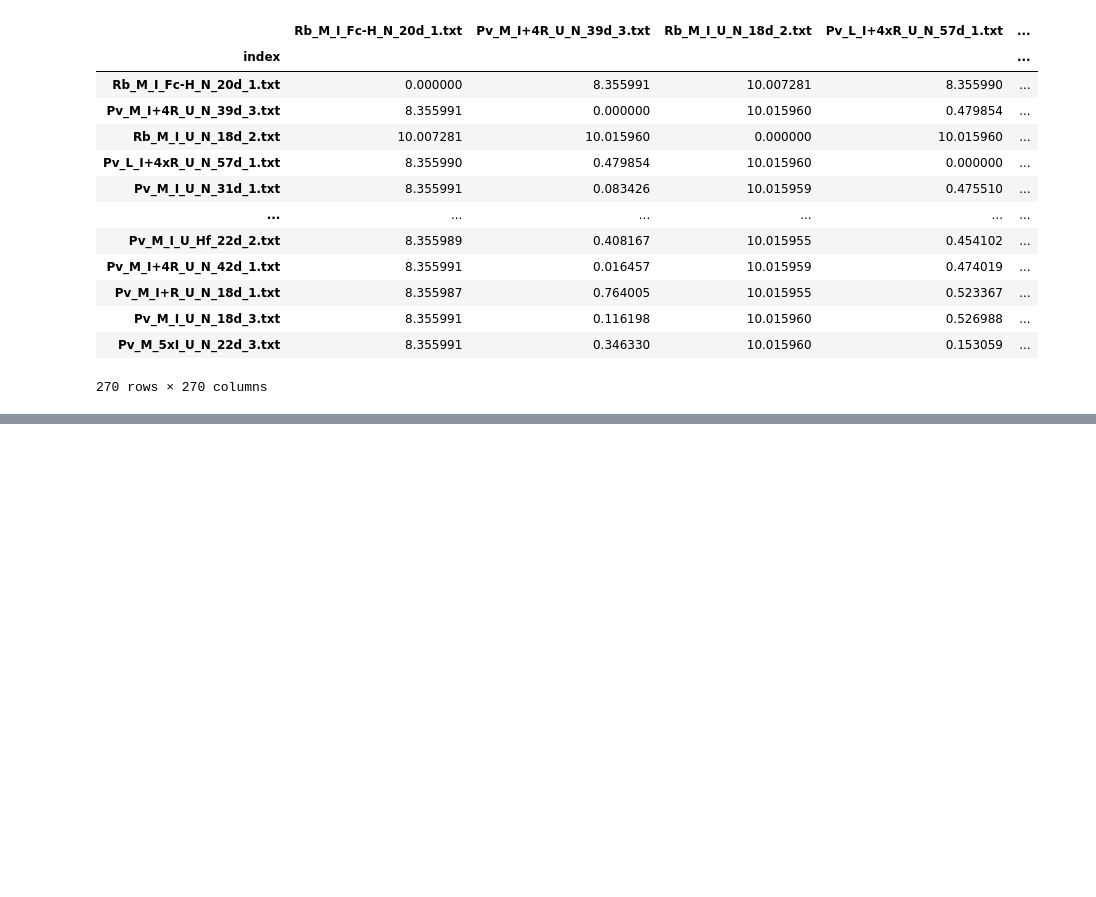
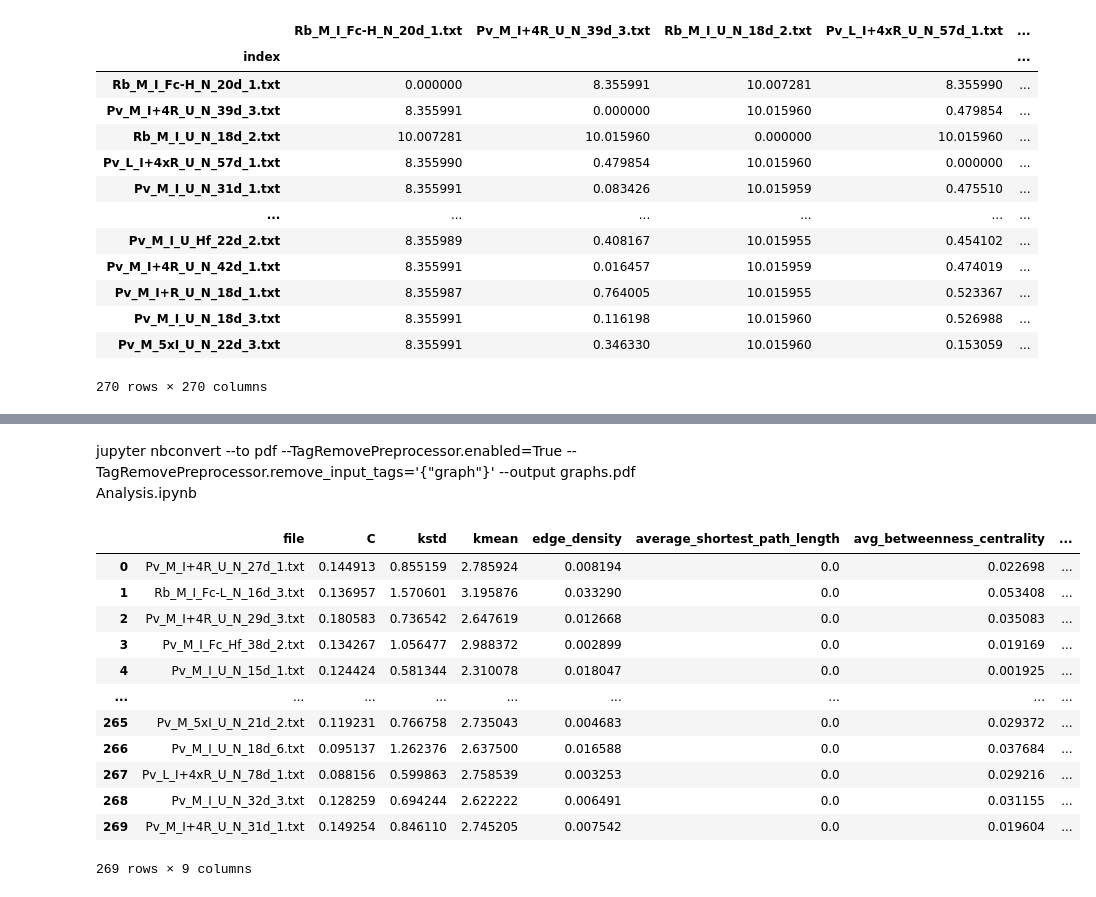
Before and after one commit to lilianjma/biological-networks-final, a Jupyter notebook: Analysis.ipynb, the cells around one changed output, grey strips where cells are left out. Drawn from its saved outputs; the diff is of its cells as text; code cells hidden in the pictures; blank space fills up the shorter version.

```diff
--- a/Analysis.ipynb
+++ b/Analysis.ipynb
@@ -569,0 +741,2 @@ Sc: (0.02048094716166815, 0.0, 1.0, 1.0)
+# %% [markdown]
+jupyter nbconvert --to pdf --TagRemovePreprocessor.enabled=True --TagRemovePreprocessor.remove_input_tags='{"graph"}' --output graphs.pdf Analysis.ipynb
@@ -569,0 +753,37 @@ Sc: (0.02048094716166815, 0.0, 1.0, 1.0)
+# %%
+species_mapping = {
+    'Pp': 0,
+    'Pv': 1,
+    'Ag': 2,
+    'Pi': 3,
+    'Rb': 4,
+    'Sc': 5,
+}
+
+def get_speices_2(row):
+    return species_mapping[row['file'][:2]]
+
+# symmetric_distance_df.to_csv('distances_substrate.csv', index_label='index', header=True)
+
+ps_vmatrix = pd.read_csv('path_score_vectors.csv')
+# ps_vmatrix.set_index('file', inplace=True)
+# to_drop = ['Rb_M_I_Fc-M_N_31d_3.txt']  # Column name to drop
+ps_vmatrix = ps_vmatrix[ps_vmatrix['file'] != 'Rb_M_I_Fc-M_N_31d_3.txt']
+
+ps_vmatrix['species'] = ps_vmatrix.apply(get_speices_2, axis=1)
+# ps_vmatrix['substrate']
+ps_vmatrix
+# %% [output]
+|  | file | C | kstd | kmean | edge_density | average_shortest_path_length | avg_betweenness_centrality | ... |
+| 0 | Pv_M_I+4R_U_N_27d_1.txt | 0.144913 | 0.855159 | 2.785924 | 0.008194 | 0.0 | 0.022698 | ... |
+| 1 | Rb_M_I_Fc-L_N_16d_3.txt | 0.136957 | 1.570601 | 3.195876 | 0.033290 | 0.0 | 0.053408 | ... |
+| 2 | Pv_M_I+4R_U_N_29d_3.txt | 0.180583 | 0.736542 | 2.647619 | 0.012668 | 0.0 | 0.035083 | ... |
+| 3 | Pv_M_I_Fc_Hf_38d_2.txt | 0.134267 | 1.056477 | 2.988372 | 0.002899 | 0.0 | 0.019169 | ... |
+| 4 | Pv_M_I_U_N_15d_1.txt | 0.124424 | 0.581344 | 2.310078 | 0.018047 | 0.0 | 0.001925 | ... |
+| ... | ... | ... | ... | ... | ... | ... | ... | ... |
+| 265 | Pv_M_5xI_U_N_21d_2.txt | 0.119231 | 0.766758 | 2.735043 | 0.004683 | 0.0 | 0.029372 | ... |
+| 266 | Pv_M_I_U_N_18d_6.txt | 0.095137 | 1.262376 | 2.637500 | 0.016588 | 0.0 | 0.037684 | ... |
+| 267 | Pv_L_I+4xR_U_N_78d_1.txt | 0.088156 | 0.599863 | 2.758539 | 0.003253 | 0.0 | 0.029216 | ... |
+| 268 | Pv_M_I_U_N_32d_3.txt | 0.128259 | 0.694244 | 2.622222 | 0.006491 | 0.0 | 0.031155 | ... |
+| 269 | Pv_M_I+4R_U_N_31d_1.txt | 0.149254 | 0.846110 | 2.745205 | 0.007542 | 0.0 | 0.019604 | ... |
+269 rows × 9 columns
```
Also changed, not shown: parts of 25 cells of this notebook, 6 other files.
